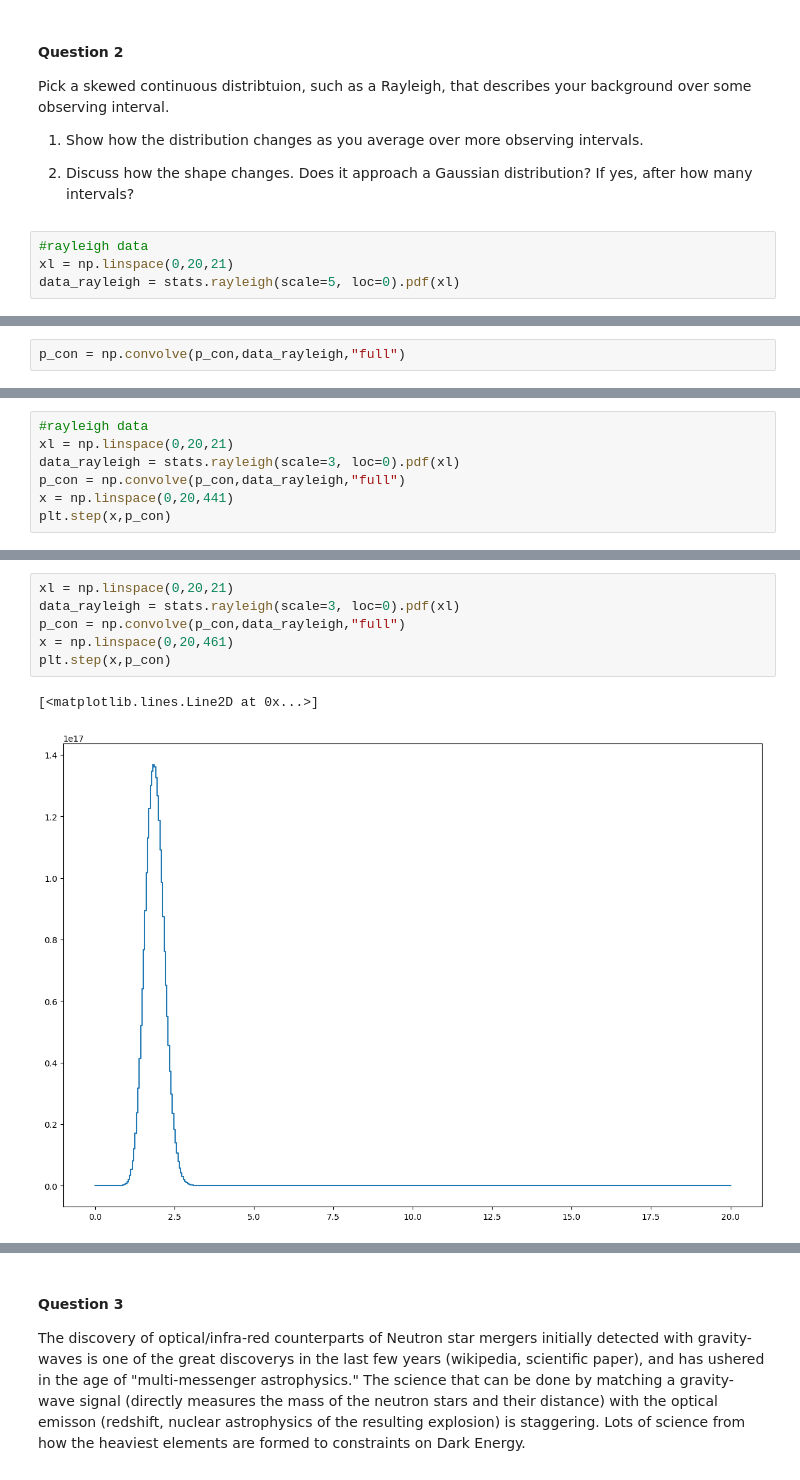
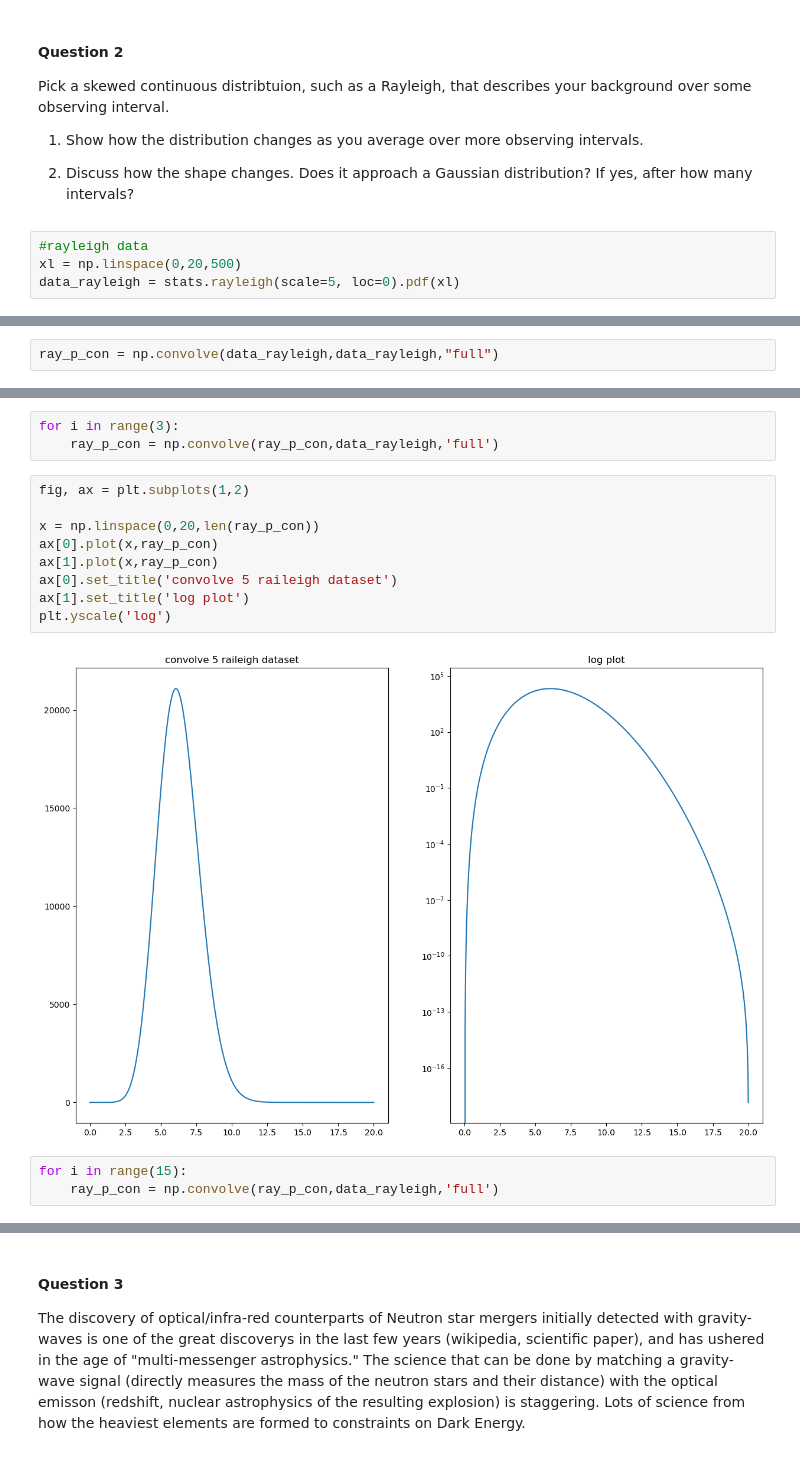
Before and after one commit to Mengjun74/lab, a Jupyter notebook: Lab2.ipynb, the cells around one changed output, grey strips where cells are left out. Saved outputs shown, nothing was run; the diff lists cells and outputs as text.

```diff
--- a/Lab2.ipynb
+++ b/Lab2.ipynb
@@ -156,5 +206,5 @@ Pick a skewed continuous distribtuion, such as a Rayleigh, that describes your b
 2. Discuss how the shape changes. Does it approach a Gaussian distribution? If yes, after how many intervals?
 # %%
 #rayleigh data
-xl = np.linspace(0,20,21)
+xl = np.linspace(0,20,500)
 data_rayleigh = stats.rayleigh(scale=5, loc=0).pdf(xl)
@@ -161,3 +223,3 @@ data_rayleigh = stats.rayleigh(scale=5, loc=0).pdf(xl)
 # %%
-p_con = np.convolve(p_con,data_rayleigh,"full")
+ray_p_con = np.convolve(data_rayleigh,data_rayleigh,"full")
 # %%
@@ -169,7 +235,0 @@ plt.step(x,p_con)
-# %%
-#rayleigh data
-xl = np.linspace(0,20,21)
-data_rayleigh = stats.rayleigh(scale=3, loc=0).pdf(xl)
-p_con = np.convolve(p_con,data_rayleigh,"full")
-x = np.linspace(0,20,441)
-plt.step(x,p_con)
@@ -179,9 +236,17 @@ plt.step(x,p_con)
+# %%
+for i in range(3):
+    ray_p_con = np.convolve(ray_p_con,data_rayleigh,'full')
 # %%
-xl = np.linspace(0,20,21)
-data_rayleigh = stats.rayleigh(scale=3, loc=0).pdf(xl)
-p_con = np.convolve(p_con,data_rayleigh,"full")
-x = np.linspace(0,20,461)
-plt.step(x,p_con)
+fig, ax = plt.subplots(1,2)
+
+x = np.linspace(0,20,len(ray_p_con))
+ax[0].plot(x,ray_p_con)
+ax[1].plot(x,ray_p_con)
+ax[0].set_title('convolve 5 raileigh dataset')
+ax[1].set_title('log plot')
+plt.yscale('log')
 # %% [output]
-[<matplotlib.lines.Line2D at 0x...>]
-[figure, old version]
+[figure, new version]
+# %%
+for i in range(15):
+    ray_p_con = np.convolve(ray_p_con,data_rayleigh,'full')
```
Also changed, not shown: parts of 54 cells of this notebook, 1 other file.
